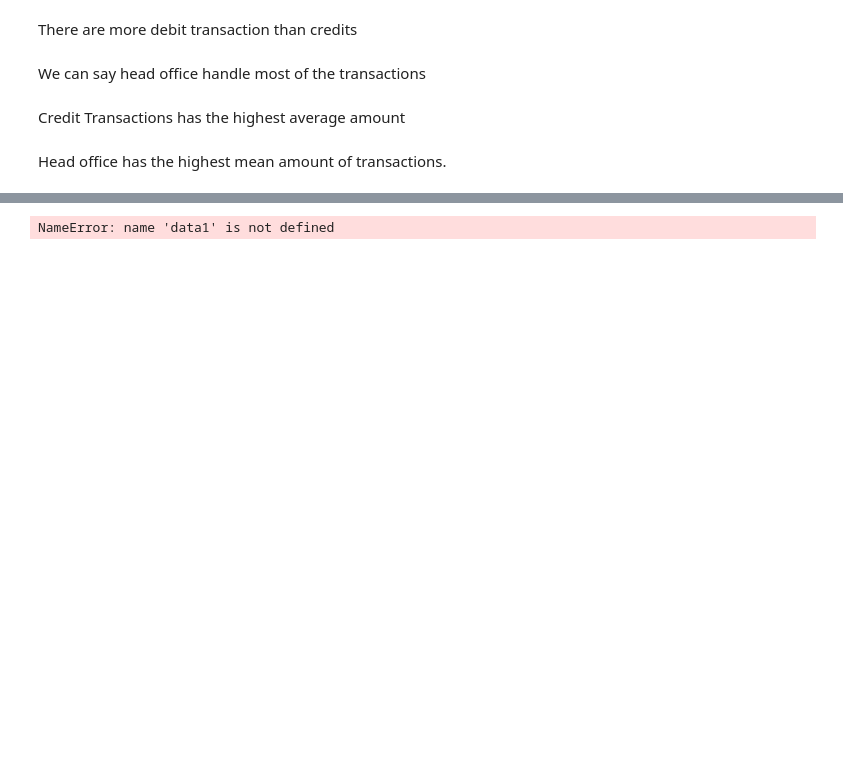
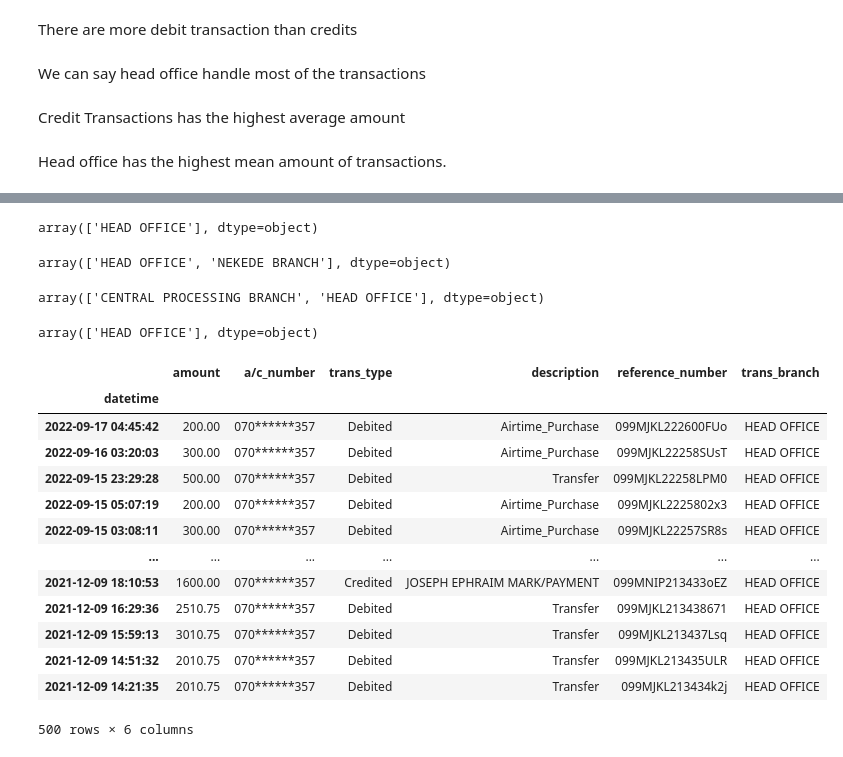
Before and after one commit to TelRich/Gmail_Scrapping_for_Bank_Transactions, a Jupyter notebook: transaction_eda.ipynb, the cells around one changed output, grey strips where cells are left out. Cells and saved outputs as stored; diff of their text form; code cells hidden in the pictures; blank space fills up the shorter version.

```diff
--- a/transaction_eda.ipynb
+++ b/transaction_eda.ipynb
@@ -127,8 +127,41 @@ data = [trace]
 layout = go.Layout(title='Alert Description')
 fig = go.Figure(data=data, layout=layout)
 po.iplot(fig)
-# %%
-data1['description'] = np.where(data1['description'].str.contains('airtime', case=False), 'Airtime_Purchase',
-                                data1['description'])
-# %% [output]
-NameError: name 'data1' is not defined
+# %%
+Airtime = trans_copy[trans_copy['description'] == 'Airtime_Purchase']
+Airtime['trans_branch'].unique()
+# %% [output]
+array(['HEAD OFFICE'], dtype=object)
+# %%
+Transfer = trans_copy[trans_copy['description'] == 'Transfer']
+Transfer['trans_branch'].unique()
+# %% [output]
+array(['HEAD OFFICE', 'NEKEDE BRANCH'], dtype=object)
+# %%
+Pos = trans_copy[trans_copy['description'] == 'POS_Transaction']
+Pos['trans_branch'].unique()
+# %% [output]
+array(['CENTRAL PROCESSING BRANCH', 'HEAD OFFICE'], dtype=object)
+# %%
+ussd = trans_copy[trans_copy['description'] == 'USSD_Transaction']
+ussd['trans_branch'].unique()
+# %% [output]
+array(['HEAD OFFICE'], dtype=object)
+# %%
+trans_copy = trans_copy.set_index('datetime')
+trans_copy
+# %% [output]
+|  | amount | a/c_number | trans_type | description | reference_number | trans_branch |
+| datetime |  |  |  |  |  |  |
+| 2022-09-17 04:45:42 | 200.00 | 070******357 | Debited | Airtime_Purchase | 099MJKL222600FUo | HEAD OFFICE |
+| 2022-09-16 03:20:03 | 300.00 | 070******357 | Debited | Airtime_Purchase | 099MJKL22258SUsT | HEAD OFFICE |
+| 2022-09-15 23:29:28 | 500.00 | 070******357 | Debited | Transfer | 099MJKL22258LPM0 | HEAD OFFICE |
+| 2022-09-15 05:07:19 | 200.00 | 070******357 | Debited | Airtime_Purchase | 099MJKL2225802x3 | HEAD OFFICE |
+| 2022-09-15 03:08:11 | 300.00 | 070******357 | Debited | Airtime_Purchase | 099MJKL22257SR8s | HEAD OFFICE |
+| ... | ... | ... | ... | ... | ... | ... |
+| 2021-12-09 18:10:53 | 1600.00 | 070******357 | Credited | JOSEPH EPHRAIM MARK/PAYMENT | 099MNIP213433oEZ | HEAD OFFICE |
+| 2021-12-09 16:29:36 | 2510.75 | 070******357 | Debited | Transfer | 099MJKL213438671 | HEAD OFFICE |
+| 2021-12-09 15:59:13 | 3010.75 | 070******357 | Debited | Transfer | 099MJKL213437Lsq | HEAD OFFICE |
+| 2021-12-09 14:51:32 | 2010.75 | 070******357 | Debited | Transfer | 099MJKL213435ULR | HEAD OFFICE |
+| 2021-12-09 14:21:35 | 2010.75 | 070******357 | Debited | Transfer | 099MJKL213434k2j | HEAD OFFICE |
+500 rows × 6 columns
```
Also changed, not shown: parts of 14 cells of this notebook.
